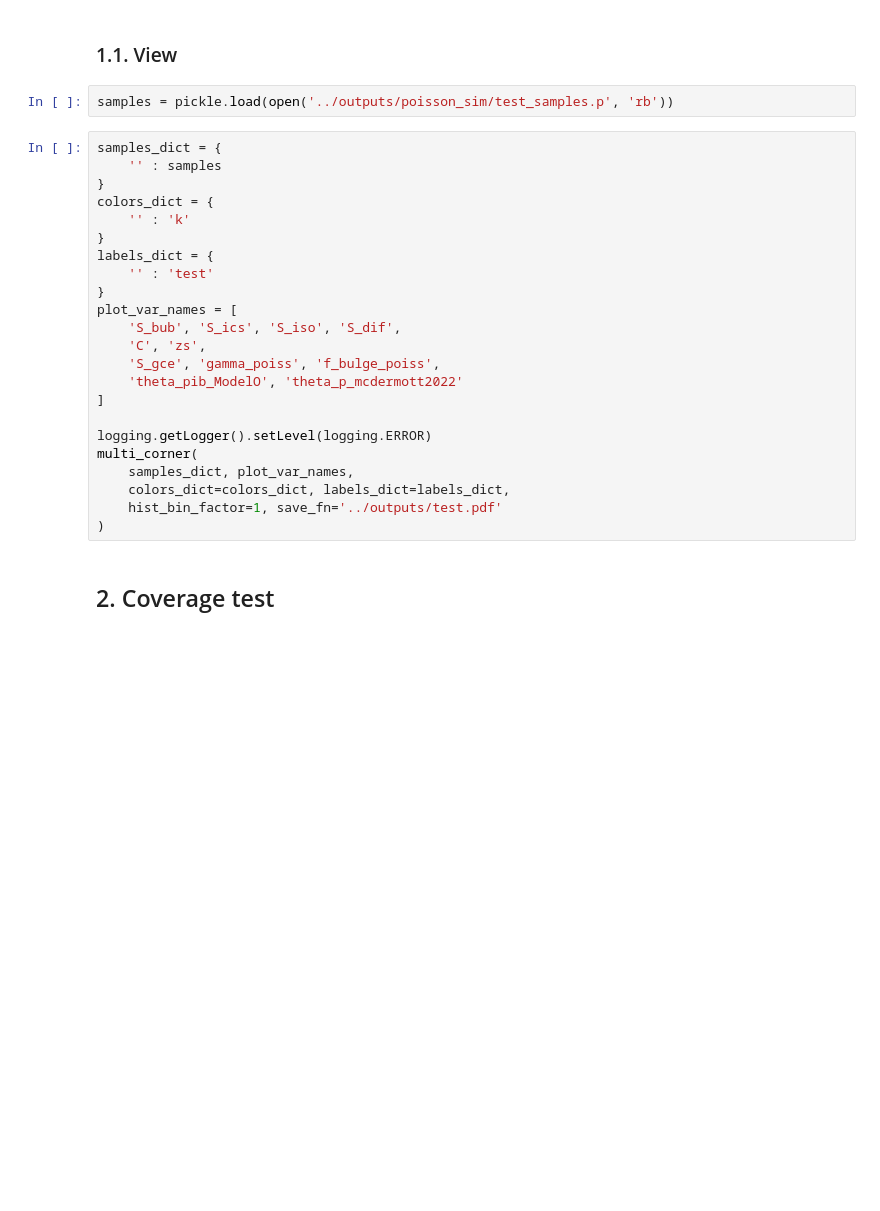
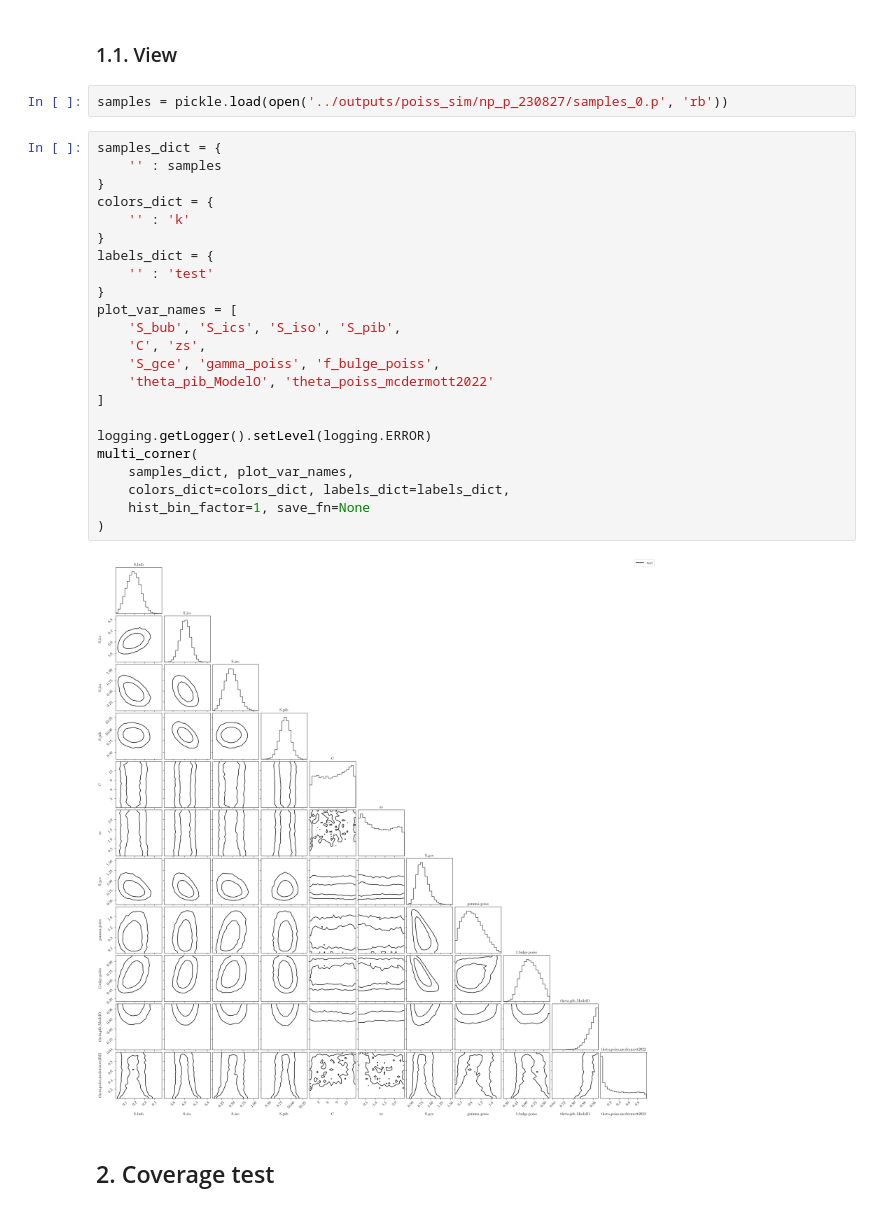
Before and after one commit to smsharma/fermi-prob-prog, a Jupyter notebook: validating/fit_poiss_sim.ipynb, the cells around one changed output. Saved outputs shown, nothing was run; the diff lists cells and outputs as text; blank space fills up the shorter version.

Commit message:
np on poiss test

```diff
--- a/validating/fit_poiss_sim.ipynb
+++ b/validating/fit_poiss_sim.ipynb
@@ -57,30 +71,32 @@ for i in range(74, 80):
 # %% [markdown]
 ### 1.1. View
 # %%
-samples = pickle.load(open('../outputs/poisson_sim/test_samples.p', 'rb'))
+samples = pickle.load(open('../outputs/poiss_sim/np_p_230827/samples_0.p', 'rb'))
 # %%
 samples_dict = {
     '' : samples
 }
 colors_dict = {
     '' : 'k'
 }
 labels_dict = {
     '' : 'test'
 }
 plot_var_names = [
-    'S_bub', 'S_ics', 'S_iso', 'S_dif',
+    'S_bub', 'S_ics', 'S_iso', 'S_pib',
     'C', 'zs',
     'S_gce', 'gamma_poiss', 'f_bulge_poiss',
-    'theta_pib_ModelO', 'theta_p_mcdermott2022'
+    'theta_pib_ModelO', 'theta_poiss_mcdermott2022'
 ]
 
 logging.getLogger().setLevel(logging.ERROR)
 multi_corner(
     samples_dict, plot_var_names,
     colors_dict=colors_dict, labels_dict=labels_dict,
-    hist_bin_factor=1, save_fn='../outputs/test.pdf'
+    hist_bin_factor=1, save_fn=None
 )
+# %% [output]
+[figure, added]
 # %% [markdown]
 ## 2. Coverage test
 # %%
```
Also changed, not shown: parts of 6 cells of this notebook, 5 other files.
